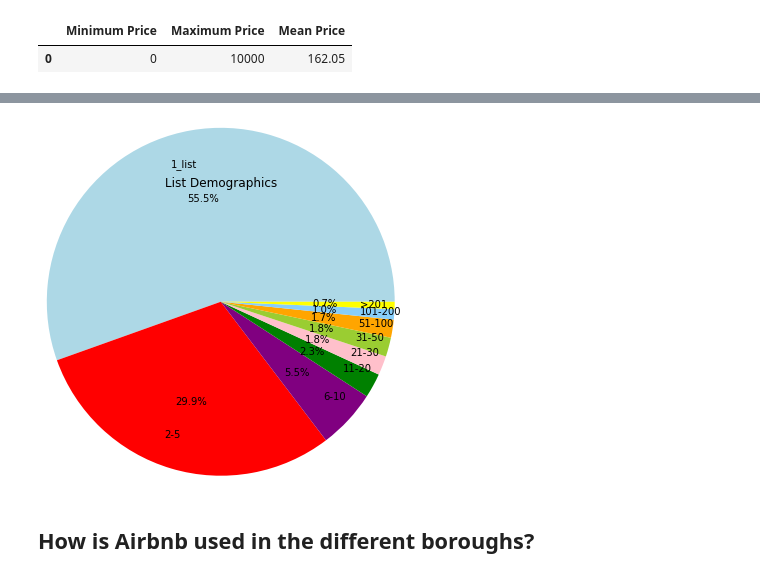
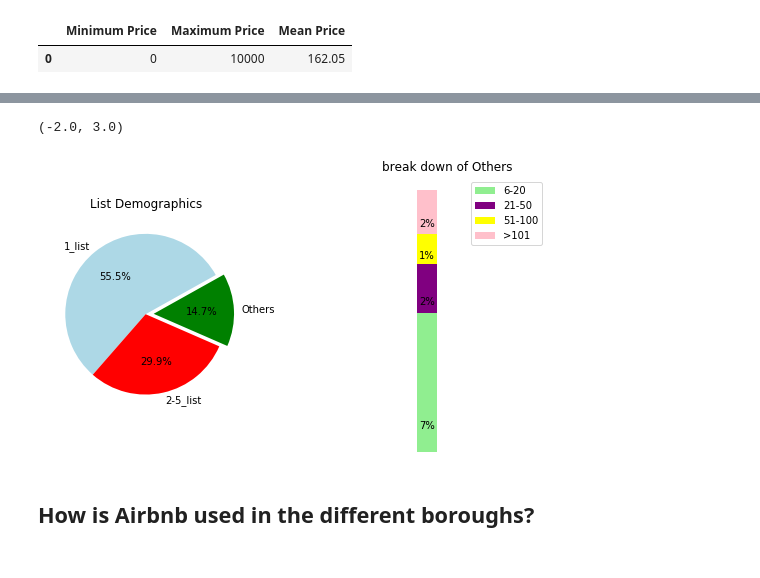
Before and after one commit to hayden4davey/Project1-Group2, a Jupyter notebook: Final Airbnb Analysis.ipynb, the cells around one changed output, grey strips where cells are left out. Drawn from its saved outputs; the diff is of its cells as text; code cells hidden in the pictures.

```diff
--- a/Final Airbnb Analysis.ipynb
+++ b/Final Airbnb Analysis.ipynb
@@ -85,13 +81,43 @@ List_Demographics
-# %%
-list = ['1_list','2-5','6-10','11-20','21-30','31-50','51-100','101-200','>201']
-list_Percentage = List_Demographics["Percentage of listing"]
-colors = ["lightblue","red","purple","green","pink","yellowgreen","orange","lightskyblue","yellow"]
-plt.pie(list_Percentage, labels=list,colors=colors,autopct="%1.1f%%",radius=2,labeldistance=0.8)
-plt.title('List Demographics')
-plt.savefig("Output/List Demographics")
-plt.show()
-# %% [output]
-[figure, removed]
+# %%
+# make figure and assign axis objects
+fig = plt.figure(figsize=(9, 5.0625))
+ax1 = fig.add_subplot(121)
+ax2 = fig.add_subplot(122)
+fig.subplots_adjust(wspace=0.5)
+
+# pie chart parameters
+ratios = [55.46,29.88,14.66]
+labels = ['1_list', '2-5_list', 'Others']
+explode = [0, 0, 0.1]
+colors = ["lightblue","red","green"]
+# rotate so that first wedge is split by the x-axis
+angle = 20 * ratios[0]
+ax1.pie(ratios, autopct='%1.1f%%',labels=labels,startangle=angle, explode=explode,colors=colors)
+ax1.set_title('List Demographics')
+
+# bar chart parameters
+
+xpos = 0
+bottom = 0
+ratios = [7.79,2.74,1.68,2.46]
+width = .5
+colors = ['lightgreen','purple','yellow','pink']
+
+for j in range(len(ratios)):
+    height = ratios[j]
+    ax2.bar(xpos, height, width, bottom=bottom, color=colors[j])
+    ypos = bottom + ax2.patches[j].get_height() /6
+    bottom += height
+    ax2.text(xpos, ypos,"%d%%"%(ax2.patches[j].get_height()),
+             ha='center')
+
+ax2.set_title('break down of Others')
+ax2.legend(('6-20','21-50','51-100','>101'))
+ax2.axis('off')
+ax2.set_xlim(-4 * width, 6* width)
+# %% [output]
+(-2.0, 3.0)
+[figure, added]
 # %% [markdown]
 ## How is Airbnb used in the different boroughs?
 # %%
```
Also changed, not shown: parts of 1 cell of this notebook.
